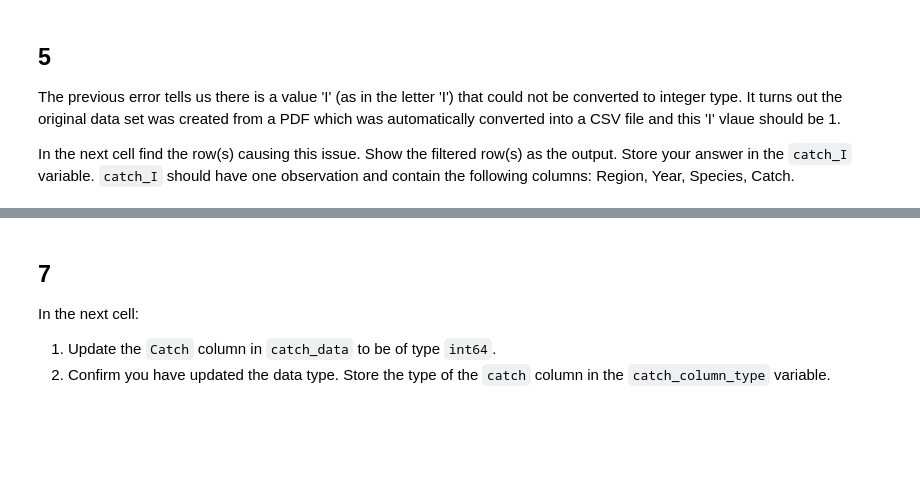
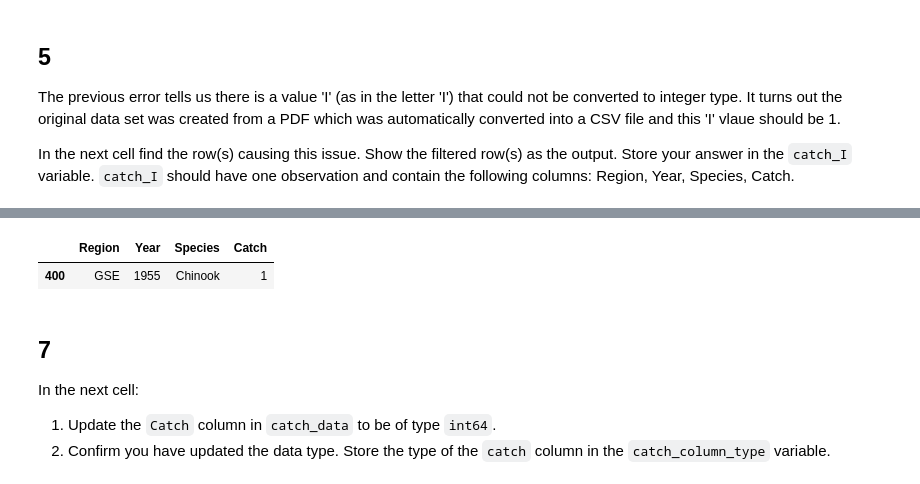
Before and after one commit to haylee360/eds220-hwk2, a Jupyter notebook: hwk2-task2-salmon-oyler.ipynb, the cells around one changed output, grey strips where cells are left out. Saved outputs shown, nothing was run; the diff lists cells and outputs as text; code cells hidden in the pictures; blank space fills up the shorter version.

```diff
--- a/hwk2-task2-salmon-oyler.ipynb
+++ b/hwk2-task2-salmon-oyler.ipynb
@@ -186,3 +201,11 @@ catch_1
+# %%
+# Update the value of I to 1
+catch_data.at[400, 'Catch'] = 1
+catch_1 = catch_data.loc[[400,]]
+catch_1
+# %% [output]
+|  | Region | Year | Species | Catch |
+| 400 | GSE | 1955 | Chinook | 1 |
 # %% [markdown]
 ## 7
 In the next cell:
```
Also changed, not shown: parts of 16 cells of this notebook, 1 other file.
